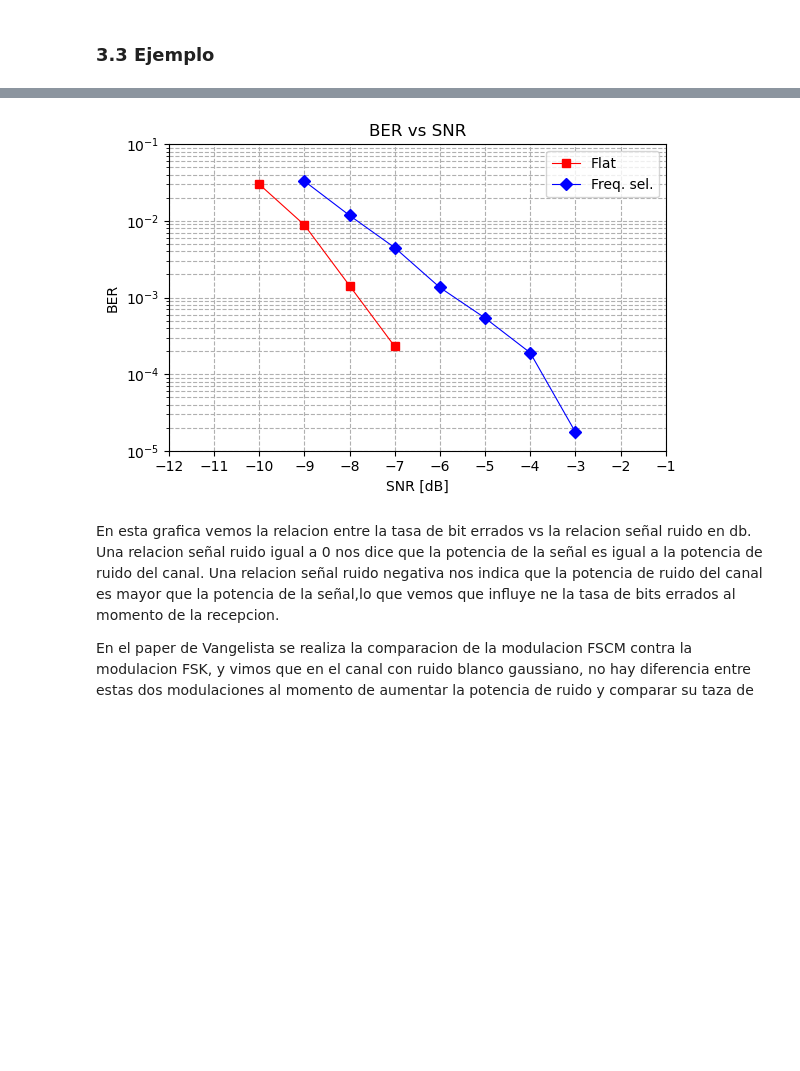
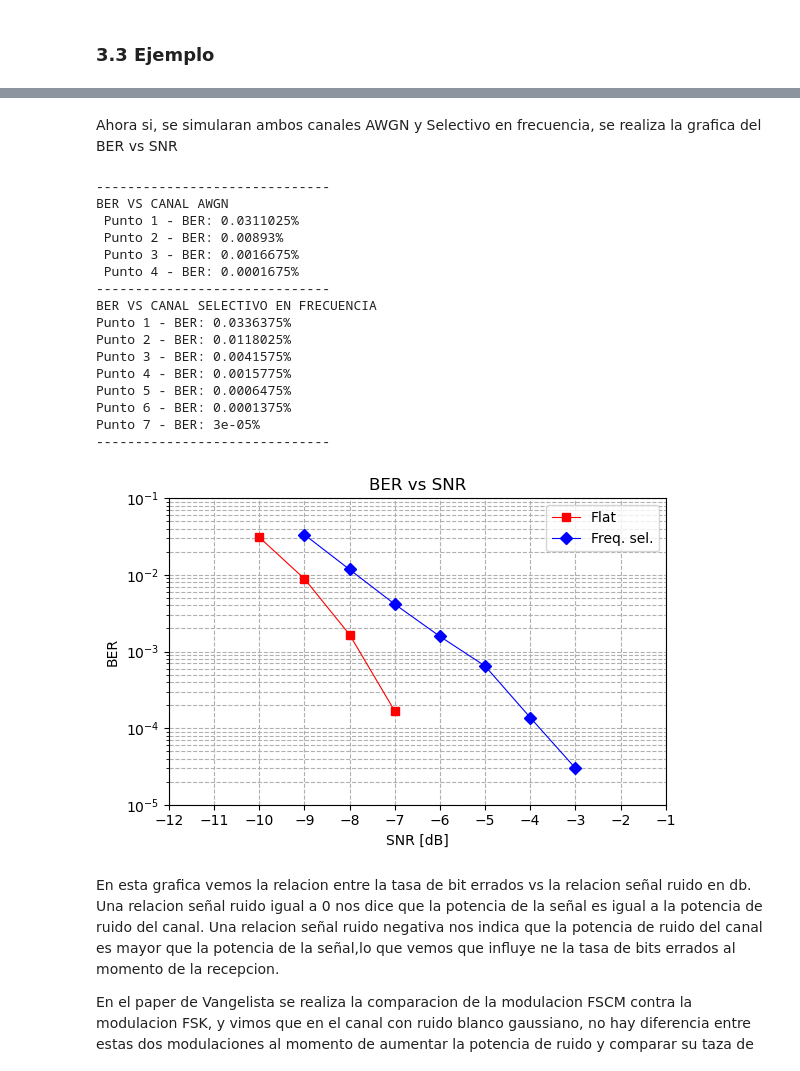
Before and after one commit to nicopinera/com-dig, a Jupyter notebook: Entregas/TerceraEntrega.ipynb, the cells around one changed output, grey strips where cells are left out. Cells and saved outputs as stored; diff of their text form; code cells hidden in the pictures; blank space fills up the shorter version.

```diff
--- a/Entregas/TerceraEntrega.ipynb
+++ b/Entregas/TerceraEntrega.ipynb
@@ -628,7 +667,8 @@ Despejando, la potencia de Ruido se puede calcular realizando
 $$\large P_n=\frac{P_s}{10^{\frac{\text{SNR}_{dB}}{10}}}$$
 # %%
 def potencias_de_ruido(pot_signal, lim_inf=-12, lim_sup=0):
-    """Calcula el rango de potencias de ruido en escala lineal para un rango de SNR en dB.
+    """
+    Calcula el rango de potencias de ruido en escala lineal para un rango de SNR en dB.
 
     Args:
         pot_signal (float): Potencia de la señal en escala lineal.
@@ -795,0 +863,2 @@ Se simula el canal con un nuevo conjunto de simbolos transmitidos
+# %% [markdown]
+Ahora si, se simularan ambos canales AWGN y Selectivo en frecuencia, se realiza la grafica del BER vs SNR
@@ -796,19 +873,24 @@ Se simula el canal con un nuevo conjunto de simbolos transmitidos
 # %%
-# Ejemplo de uso:
-# Configuración/Parametros
-SF = 8
-cant_simbolos = 50000
-total_bits = SF * cant_simbolos
-samples_per_chirp = 1
-B = 125e3
-
-# Generación de bits aleatorios
-bits_tx = generate_random_bits(total_bits)
-
 # Simulación del canal AWGN y multipath y graficar BER vs SNR
 simulaciones_de_canal(bits_tx, SF, samples_per_chirp, B, -10, -7, -9, -3)
 # %% [output]
+------------------------------
+BER VS CANAL AWGN
+ Punto 1 - BER: 0.0311025%
+ Punto 2 - BER: 0.00893%
+ Punto 3 - BER: 0.0016675%
+ Punto 4 - BER: 0.0001675%
+------------------------------
+BER VS CANAL SELECTIVO EN FRECUENCIA
+Punto 1 - BER: 0.0336375%
+Punto 2 - BER: 0.0118025%
+Punto 3 - BER: 0.0041575%
+Punto 4 - BER: 0.0015775%
+Punto 5 - BER: 0.0006475%
+Punto 6 - BER: 0.0001375%
+Punto 7 - BER: 3e-05%
+------------------------------
-[figure, old version]
+[figure, new version]
 # %% [markdown]
 En esta grafica vemos la relacion entre la tasa de bit errados vs la relacion señal ruido en db. Una relacion señal ruido igual a 0 nos dice que la potencia de la señal es igual a la potencia de ruido del canal. Una relacion señal ruido negativa nos indica que la potencia de ruido del canal es mayor que la potencia de la señal,lo que vemos que influye ne la tasa de bits errados al momento de la recepcion.
 
```
Also changed, not shown: parts of 25 cells of this notebook.
